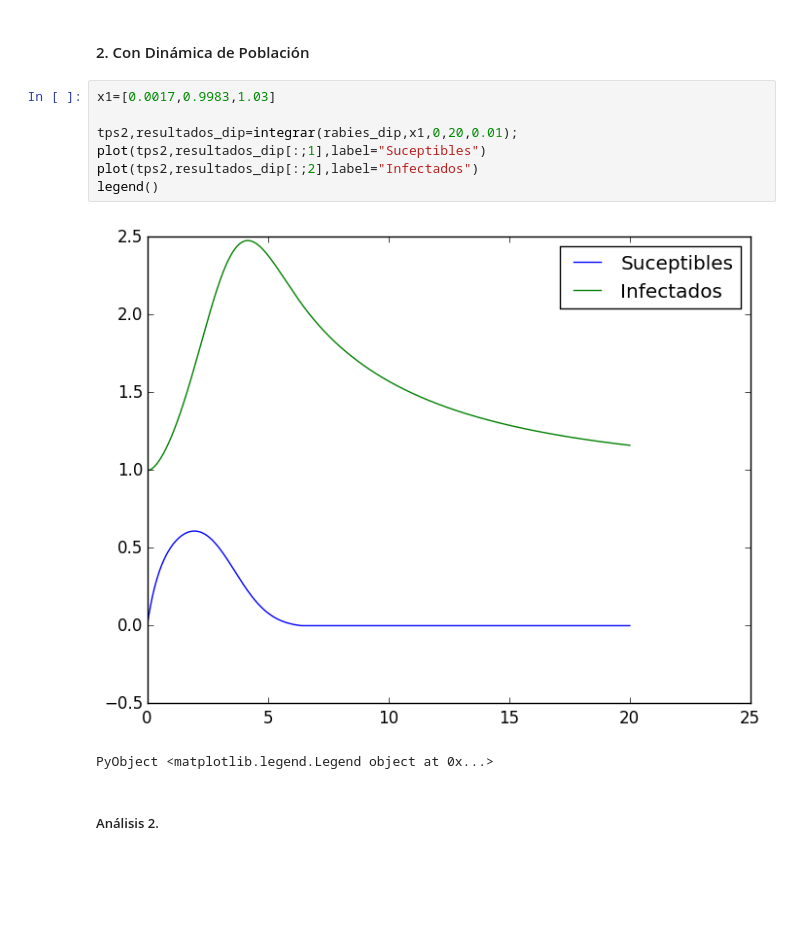
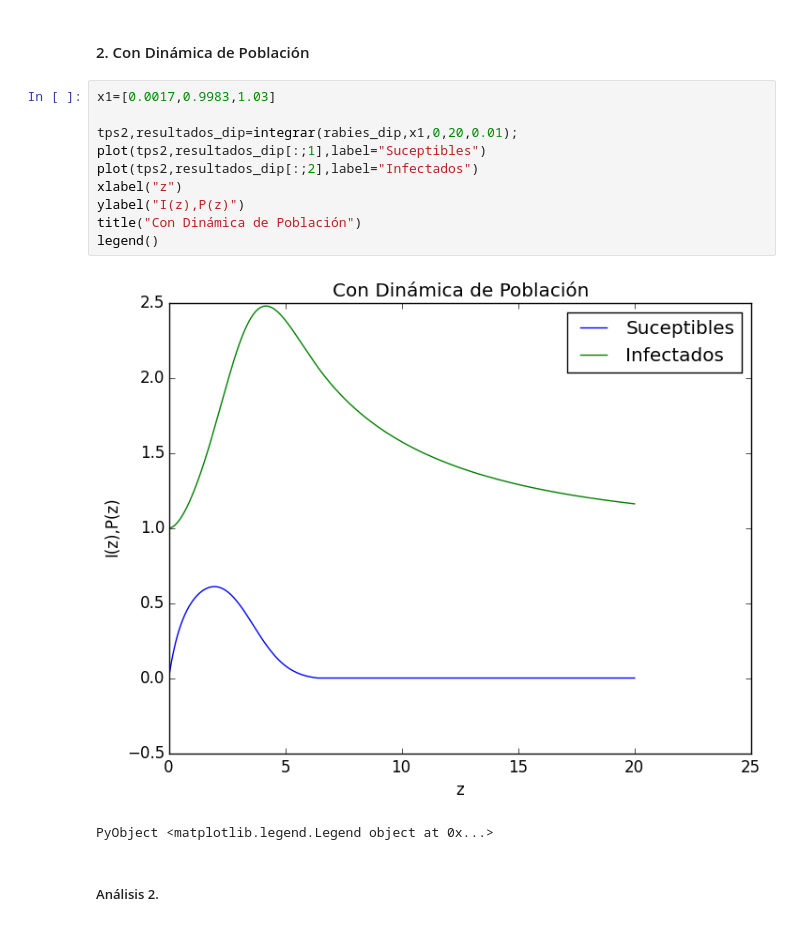
Before and after one commit to a9lara/GitSchoolRepository, a Jupyter notebook: ProyectoFinalPA.ipynb, the cells around one changed output. Drawn from its saved outputs; the diff is of its cells as text; blank space fills up the shorter version.

```diff
--- a/ProyectoFinalPA.ipynb
+++ b/ProyectoFinalPA.ipynb
@@ -298,12 +303,15 @@ Esto nos dice que para $z=x-ct$ muy grandes la población de Suceptibles se vuel
 # %%
 x1=[0.0017,0.9983,1.03]
 
 tps2,resultados_dip=integrar(rabies_dip,x1,0,20,0.01);
 plot(tps2,resultados_dip[:;1],label="Suceptibles")
 plot(tps2,resultados_dip[:;2],label="Infectados")
+xlabel("z")
+ylabel("I(z),P(z)")
+title("Con Dinámica de Población")
 legend()
 # %% [output]
-[figure, old version]
+[figure, new version]
 PyObject <matplotlib.legend.Legend object at 0x...>
 # %% [markdown]
 ##### Análisis 2.
```
Also changed, not shown: parts of 2 cells of this notebook.
